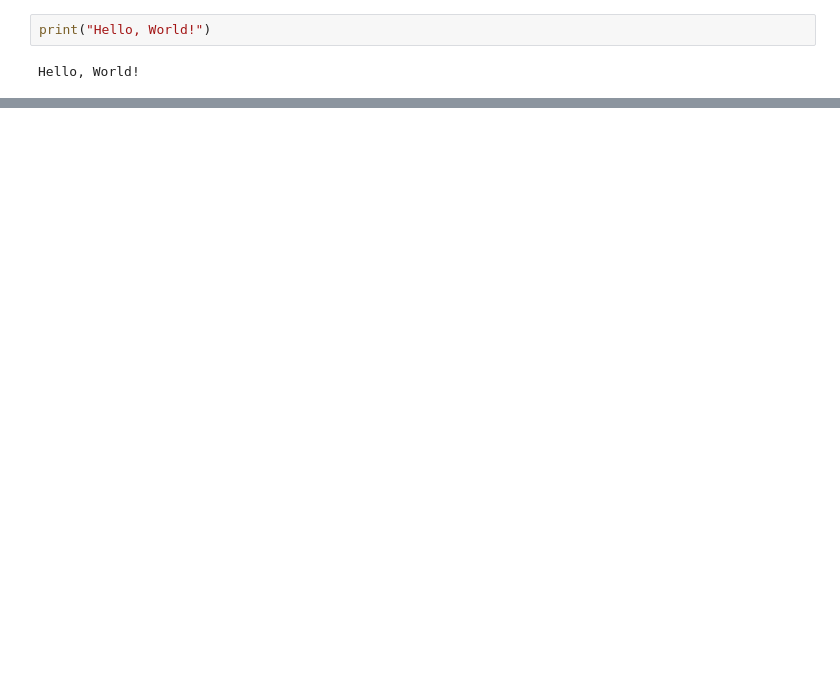
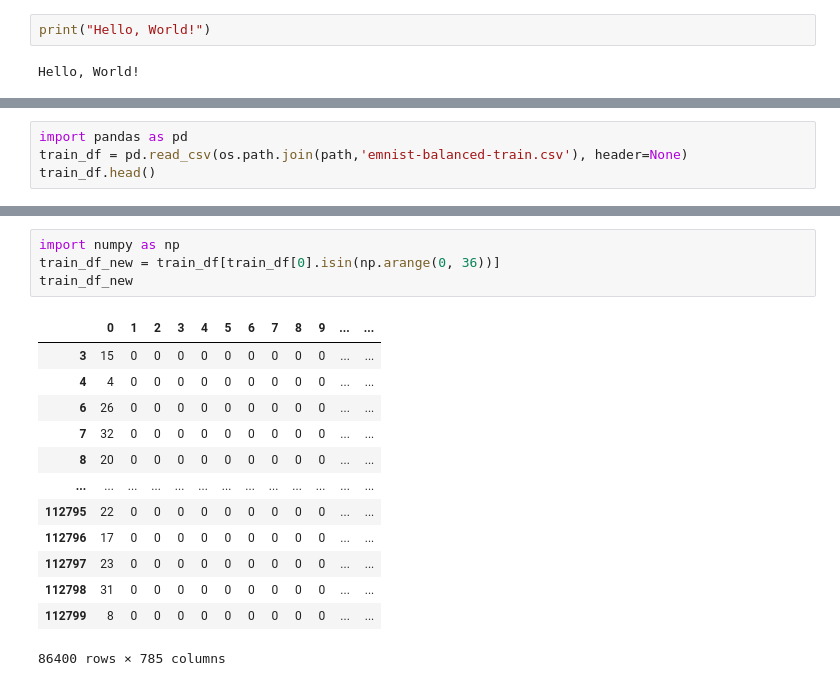
Before and after one commit to VuVietDuy/HandWritingRecognition, a Jupyter notebook: main.ipynb, the cells around one changed output, grey strips where cells are left out. Saved outputs shown, nothing was run; the diff lists cells and outputs as text; blank space fills up the shorter version.

```diff
--- a/main.ipynb
+++ b/main.ipynb
@@ -15,0 +38,4 @@ Path to dataset files: C:\Users\Admin\.cache\kagglehub\datasets\crawford\emnist\
+# %%
+import pandas as pd
+train_df = pd.read_csv(os.path.join(path,'emnist-balanced-train.csv'), header=None)
+train_df.head()
@@ -15,0 +107,18 @@ Path to dataset files: C:\Users\Admin\.cache\kagglehub\datasets\crawford\emnist\
+# %%
+import numpy as np
+train_df_new = train_df[train_df[0].isin(np.arange(0, 36))]
+train_df_new
+# %% [output]
+|  | 0 | 1 | 2 | 3 | 4 | 5 | 6 | 7 | 8 | 9 | ... | ... |
+| 3 | 15 | 0 | 0 | 0 | 0 | 0 | 0 | 0 | 0 | 0 | ... | ... |
+| 4 | 4 | 0 | 0 | 0 | 0 | 0 | 0 | 0 | 0 | 0 | ... | ... |
+| 6 | 26 | 0 | 0 | 0 | 0 | 0 | 0 | 0 | 0 | 0 | ... | ... |
+| 7 | 32 | 0 | 0 | 0 | 0 | 0 | 0 | 0 | 0 | 0 | ... | ... |
+| 8 | 20 | 0 | 0 | 0 | 0 | 0 | 0 | 0 | 0 | 0 | ... | ... |
+| ... | ... | ... | ... | ... | ... | ... | ... | ... | ... | ... | ... | ... |
+| 112795 | 22 | 0 | 0 | 0 | 0 | 0 | 0 | 0 | 0 | 0 | ... | ... |
+| 112796 | 17 | 0 | 0 | 0 | 0 | 0 | 0 | 0 | 0 | 0 | ... | ... |
+| 112797 | 23 | 0 | 0 | 0 | 0 | 0 | 0 | 0 | 0 | 0 | ... | ... |
+| 112798 | 31 | 0 | 0 | 0 | 0 | 0 | 0 | 0 | 0 | 0 | ... | ... |
+| 112799 | 8 | 0 | 0 | 0 | 0 | 0 | 0 | 0 | 0 | 0 | ... | ... |
+86400 rows × 785 columns
```
Also changed, not shown: parts of 16 cells of this notebook, 2 other files.
